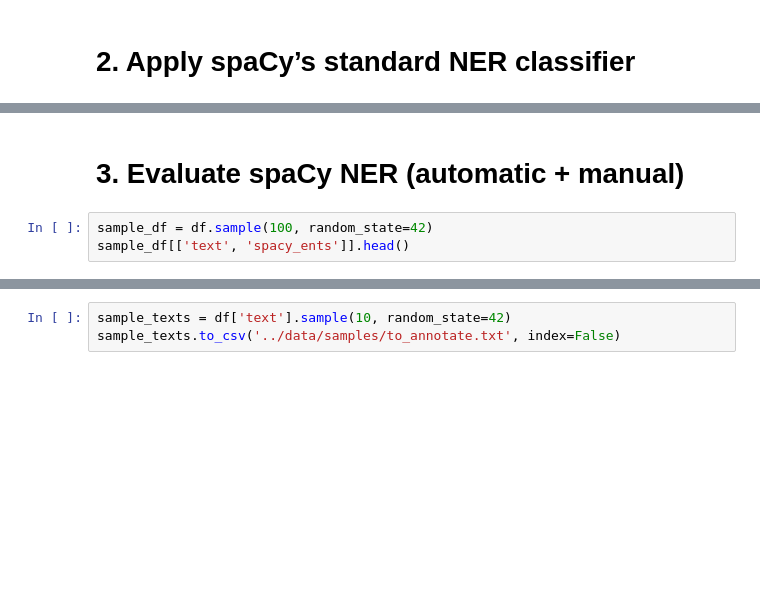
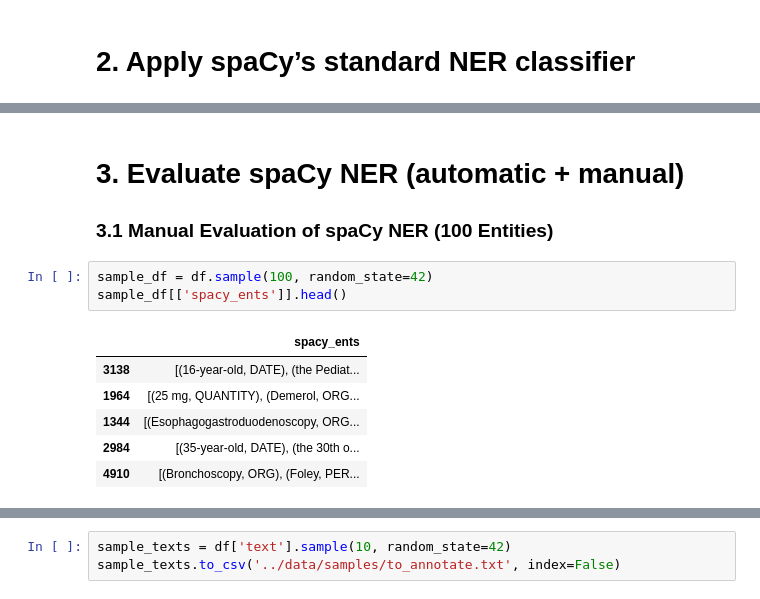
Before and after one commit to Schoggi-Mimi/nlp-project-2025, a Jupyter notebook: notebooks/02_ner_training.ipynb, the cells around one changed output, grey strips where cells are left out. Saved outputs shown, nothing was run; the diff lists cells and outputs as text; blank space fills up the shorter version.

```diff
--- a/notebooks/02_ner_training.ipynb
+++ b/notebooks/02_ner_training.ipynb
@@ -90,6 +129,15 @@ ent_counter.most_common()
 # %% [markdown]
 # 3. Evaluate spaCy NER (automatic + manual)
+
+### 3.1 Manual Evaluation of spaCy NER (100 Entities)
 # %%
 sample_df = df.sample(100, random_state=42)
-sample_df[['text', 'spacy_ents']].head()
+sample_df[['spacy_ents']].head()
+# %% [output]
+|  | spacy_ents |
+| 3138 | [(16-year-old, DATE), (the Pediat... |
+| 1964 | [(25 mg, QUANTITY), (Demerol, ORG... |
+| 1344 | [(Esophagogastroduodenoscopy, ORG... |
+| 2984 | [(35-year-old, DATE), (the 30th o... |
+| 4910 | [(Bronchoscopy, ORG), (Foley, PER... |
 # %% [markdown]
```
Also changed, not shown: parts of 33 cells of this notebook, 7 other files.
